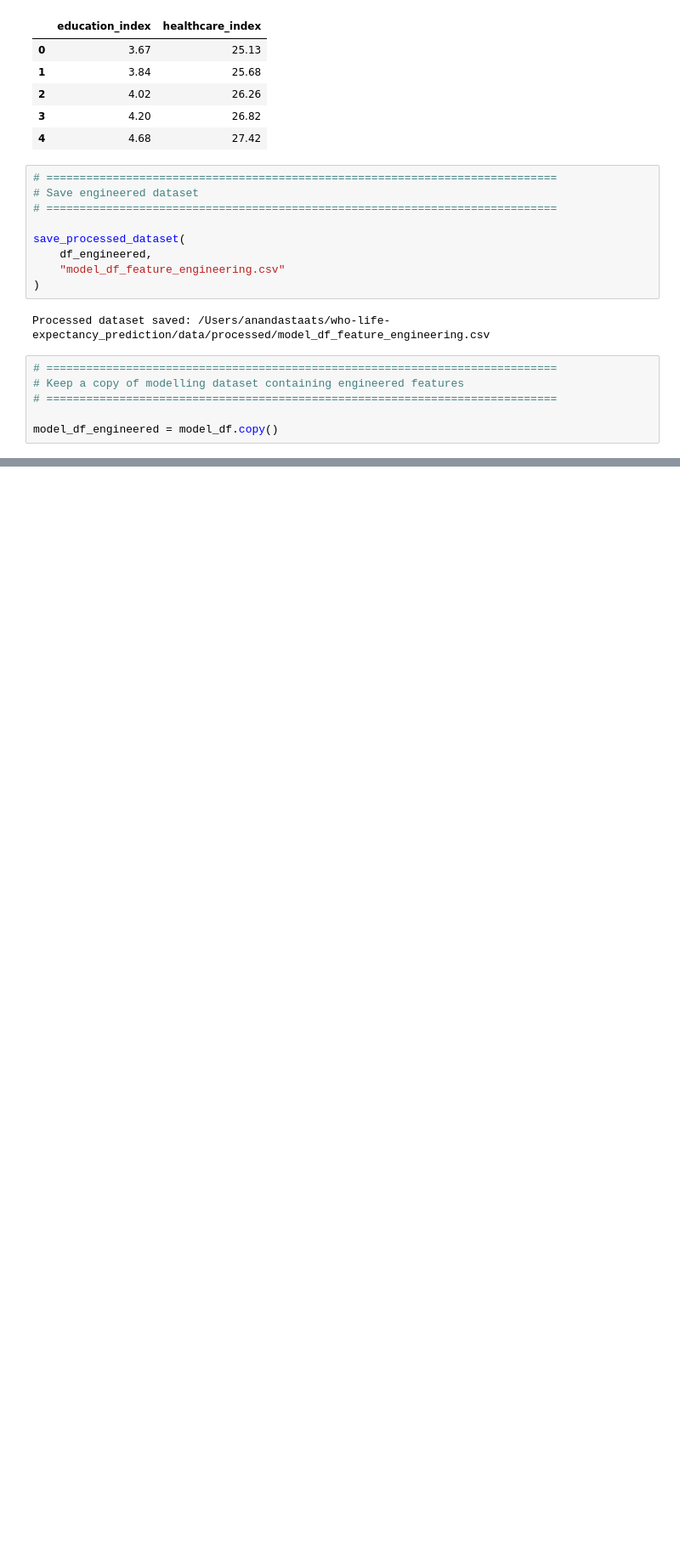
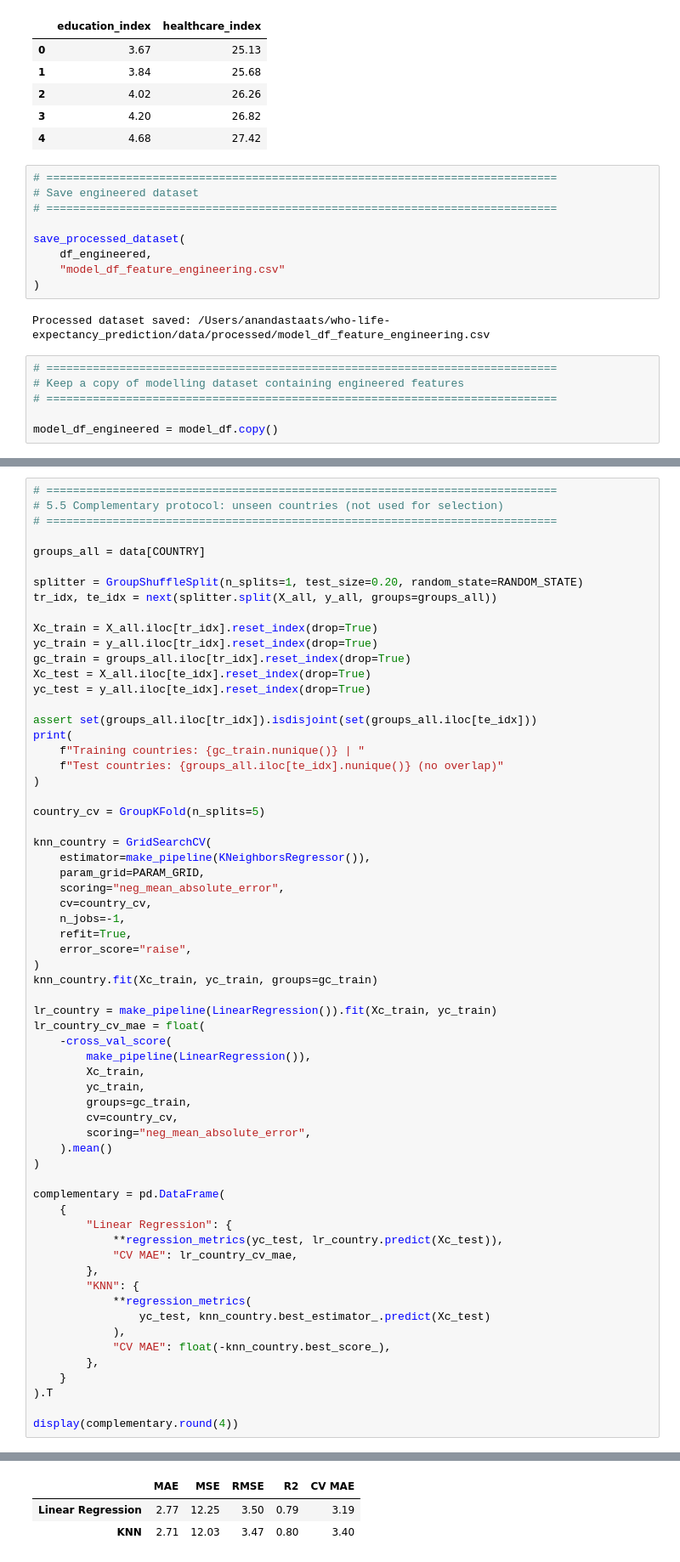
Before and after one commit to ananda-pires/who_life_expectancy_prediction, a Jupyter notebook: notebooks/life_expectancy.ipynb, the cells around one changed output, grey strips where cells are left out. Shown at 85% size. Saved outputs shown, nothing was run; the diff lists cells and outputs as text; blank space fills up the shorter version.

```diff
--- a/notebooks/life_expectancy.ipynb
+++ b/notebooks/life_expectancy.ipynb
@@ -2600,0 +1870,64 @@ Model successfully reloaded.
+# %%
+# =============================================================================
+# 5.5 Complementary protocol: unseen countries (not used for selection)
+# =============================================================================
+
+groups_all = data[COUNTRY]
+
+splitter = GroupShuffleSplit(n_splits=1, test_size=0.20, random_state=RANDOM_STATE)
+tr_idx, te_idx = next(splitter.split(X_all, y_all, groups=groups_all))
+
+Xc_train = X_all.iloc[tr_idx].reset_index(drop=True)
+yc_train = y_all.iloc[tr_idx].reset_index(drop=True)
+gc_train = groups_all.iloc[tr_idx].reset_index(drop=True)
+Xc_test = X_all.iloc[te_idx].reset_index(drop=True)
+yc_test = y_all.iloc[te_idx].reset_index(drop=True)
+
+assert set(groups_all.iloc[tr_idx]).isdisjoint(set(groups_all.iloc[te_idx]))
+print(
+    f"Training countries: {gc_train.nunique()} | "
+    f"Test countries: {groups_all.iloc[te_idx].nunique()} (no overlap)"
+)
+
+country_cv = GroupKFold(n_splits=5)
+
+knn_country = GridSearchCV(
+    estimator=make_pipeline(KNeighborsRegressor()),
+    param_grid=PARAM_GRID,
+    scoring="neg_mean_absolute_error",
+    cv=country_cv,
+    n_jobs=-1,
+    refit=True,
+    error_score="raise",
+)
+knn_country.fit(Xc_train, yc_train, groups=gc_train)
+
+lr_country = make_pipeline(LinearRegression()).fit(Xc_train, yc_train)
+lr_country_cv_mae = float(
+    -cross_val_score(
+        make_pipeline(LinearRegression()),
+        Xc_train,
+        yc_train,
+        groups=gc_train,
+        cv=country_cv,
+        scoring="neg_mean_absolute_error",
+    ).mean()
+)
+
+complementary = pd.DataFrame(
+    {
+        "Linear Regression": {
+            **regression_metrics(yc_test, lr_country.predict(Xc_test)),
+            "CV MAE": lr_country_cv_mae,
+        },
+        "KNN": {
+            **regression_metrics(
+                yc_test, knn_country.best_estimator_.predict(Xc_test)
+            ),
+            "CV MAE": float(-knn_country.best_score_),
+        },
+    }
+).T
+
+display(complementary.round(4))
+# %% [output]
@@ -2600,0 +1935,3 @@ Model successfully reloaded.
+|  | MAE | MSE | RMSE | R2 | CV MAE |
+| Linear Regression | 2.77 | 12.25 | 3.50 | 0.79 | 3.19 |
+| KNN | 2.71 | 12.03 | 3.47 | 0.80 | 3.40 |
```
Also changed, not shown: parts of 82 cells of this notebook.
